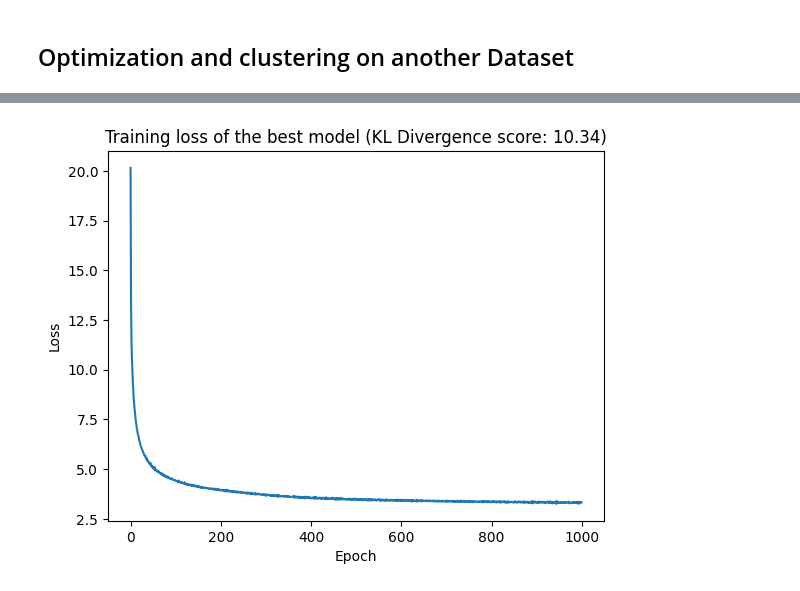
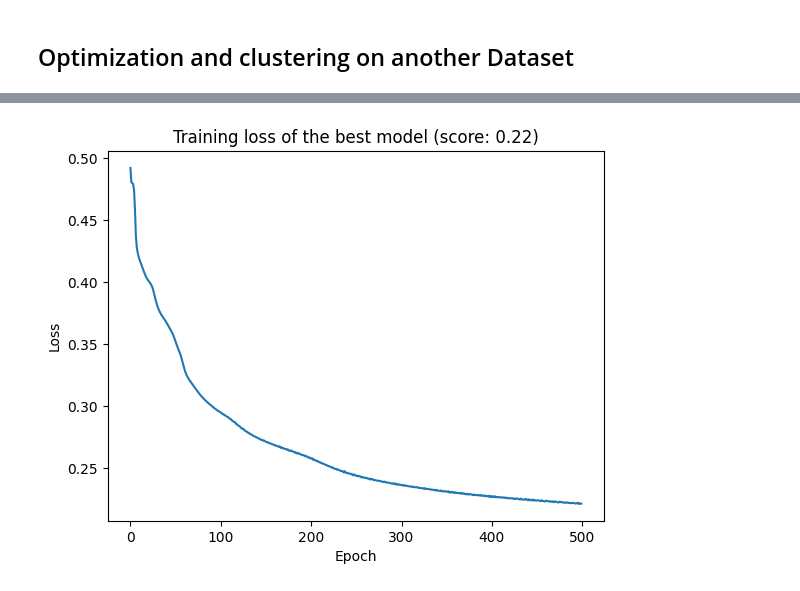
Before and after one commit to Ethan2541/Neural-Network-Library, a Jupyter notebook: experiments/clustering.ipynb, the cells around one changed output, grey strips where cells are left out. Drawn from its saved outputs; the diff is of its cells as text; code cells hidden in the pictures.

```diff
--- a/experiments/clustering.ipynb
+++ b/experiments/clustering.ipynb
@@ -138,8 +138,9 @@ def grid_search(X_train, X_test, params):
             decoder_layers = [Linear(n_neurons_per_layer[i+1], n_neurons_per_layer[i]), activation()] + decoder_layers
         autoencoder = AutoEncoder(Sequential(*encoder_layers), Sequential(*decoder_layers))
         losses = SGD(autoencoder, loss(), X_train, X_train, batch_size=batch_size, gradient_step=gradient_step, n_iter=n_epochs)
-        reconstructed_images = autoencoder(X_test)
-        score = np.abs(kullback_leibler_divergence(X_test, reconstructed_images))
+        #reconstructed_images = autoencoder(X_test)
+        #score = np.abs(kullback_leibler_divergence(X_test, reconstructed_images))
+        score = losses[-1]
         if score < best_score:
             best_model = autoencoder
             best_score = score
@@ -245,12 +246,12 @@ X = (X - x_min) / (x_max - x_min)
 X_train, X_test, y_train, y_test = train_test_split(X, y, test_size=0.2)
 # %%
 params = {
-    "activation_functions": [Tanh],
-    "batch_size": [32],
-    "gradient_step": [0.001],
-    "loss": [MSELoss],
-    "n_epochs": [1000],
-    "n_neurons_per_layer": [[X_train.shape[1], 128, 64, 32]],
+    "activation_functions": [Sigmoid, Tanh],
+    "batch_size": [32, 64, 128],
+    "gradient_step": [0.01, 0.001, 0.0001],
+    "loss": [BCELoss, MSELoss],
+    "n_epochs": [100, 250, 500],
+    "n_neurons_per_layer": [[X_train.shape[1], 128, 64, 32], [X_train.shape[1], 100, 10]],
 }
 # %%
 best_model, best_params, best_score, best_losses = grid_search(X_train, X_test, params)
@@ -261,11 +262,11 @@ Best parameters:  {'activation_functions': 'ABCMeta', 'batch_size': 32, 'gradien
 # %%
 plt.plot(best_losses)
-plt.title(f"Training loss of the best model (KL Divergence score: {best_score:.2f})")
+plt.title(f"Training loss of the best model (score: {best_score:.2f})")
 plt.xlabel("Epoch")
 plt.ylabel("Loss")
 plt.show()
 # %% [output]
-[figure, old version]
+[figure, new version]
 # %%
 n_images = 8
 subplots_size = n_images//2
```
Also changed, not shown: parts of 10 cells of this notebook, 1 other file.
